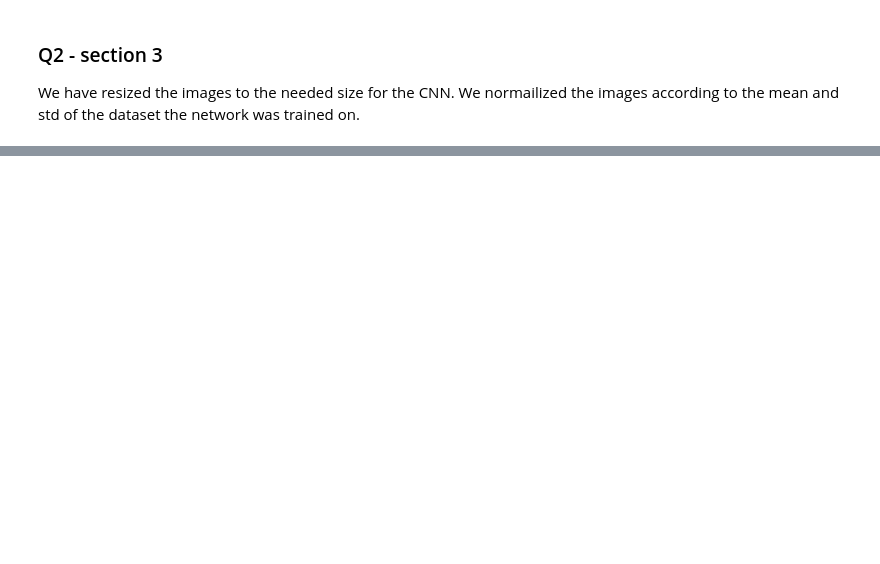
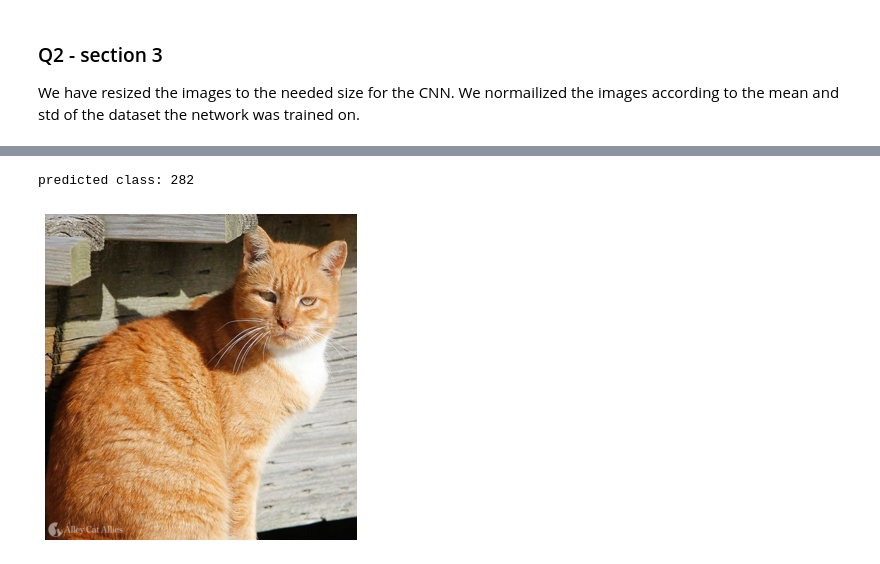
Before and after one commit to ynahum/cv_hw, a Jupyter notebook: Hw2/ee046746_hw2_deep_nn_classifiers_part_b.ipynb, the cells around one changed output, grey strips where cells are left out. Cells and saved outputs as stored; diff of their text form; code cells hidden in the pictures; blank space fills up the shorter version.

```diff
--- a/Hw2/ee046746_hw2_deep_nn_classifiers_part_b.ipynb
+++ b/Hw2/ee046746_hw2_deep_nn_classifiers_part_b.ipynb
@@ -214,0 +233,14 @@ predicted class: 94
+# %%
+# 2.5
+cat_from_web = Image.open(join(my_data_path, 'BoardwalkCats_344.jpg'))
+fig = plt.figure(figsize=(6,6))
+ax = fig.add_subplot(1, 1, 1)
+ax.imshow(cat_from_web)
+ax.set_axis_off()
+
+preprocessed_cat_from_web = preprocess(cat_from_web).unsqueeze(0).to(device)
+_, index = model(preprocessed_cat_from_web).data[0].max(0)
+print(f"predicted class: {index}")
+# %% [output]
+predicted class: 282
+[figure, added]
```
Also changed, not shown: parts of 10 cells of this notebook, 1 other file.
